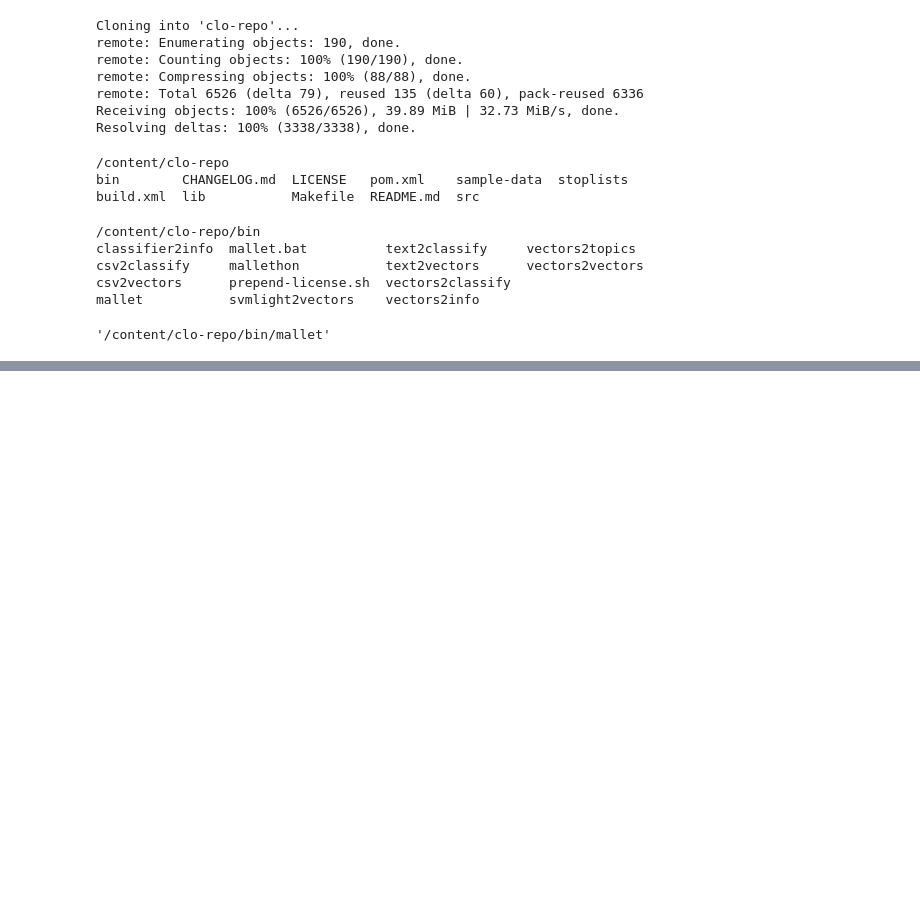
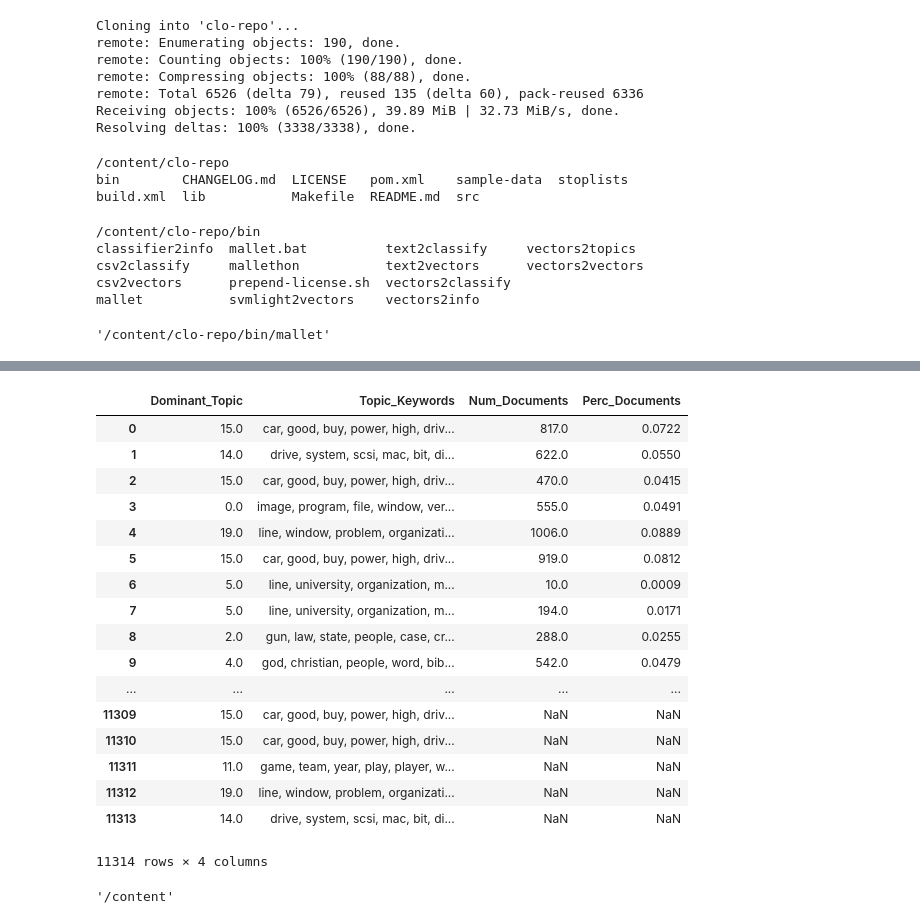
Before and after one commit to PalinMemoi/SupratipLDA, a Jupyter notebook: LDATopicinvestigation.ipynb, the cells around one changed output, grey strips where cells are left out. Saved outputs shown, nothing was run; the diff lists cells and outputs as text; code cells hidden in the pictures; blank space fills up the shorter version.

```diff
--- a/LDATopicinvestigation.ipynb
+++ b/LDATopicinvestigation.ipynb
@@ -314,0 +475,5 @@ NameError: ignored
+# %%
+# Select the model and print the topics
+optimal_model = model_list[3]
+model_topics = optimal_model.show_topics(formatted=False)
+pprint(optimal_model.print_topics(num_words=10))
@@ -314,0 +568,42 @@ NameError: ignored
+# %%
+# Number of Documents for Each Topic
+topic_counts = df_topic_sents_keywords['Dominant_Topic'].value_counts()
+
+# Percentage of Documents for Each Topic
+topic_contribution = round(topic_counts/topic_counts.sum(), 4)
+
+# Topic Number and Keywords
+topic_num_keywords = df_topic_sents_keywords[['Dominant_Topic', 'Topic_Keywords']]
+
+# Concatenate Column wise
+df_dominant_topics = pd.concat([topic_num_keywords, topic_counts, topic_contribution], axis=1)
+
+# Change Column names
+df_dominant_topics.columns = ['Dominant_Topic', 'Topic_Keywords', 'Num_Documents', 'Perc_Documents']
+
+# Show
+df_dominant_topics
+# %% [output]
+|  | Dominant_Topic | Topic_Keywords | Num_Documents | Perc_Documents |
+| 0 | 15.0 | car, good, buy, power, high, driv... | 817.0 | 0.0722 |
+| 1 | 14.0 | drive, system, scsi, mac, bit, di... | 622.0 | 0.0550 |
+| 2 | 15.0 | car, good, buy, power, high, driv... | 470.0 | 0.0415 |
+| 3 | 0.0 | image, program, file, window, ver... | 555.0 | 0.0491 |
+| 4 | 19.0 | line, window, problem, organizati... | 1006.0 | 0.0889 |
+| 5 | 15.0 | car, good, buy, power, high, driv... | 919.0 | 0.0812 |
+| 6 | 5.0 | line, university, organization, m... | 10.0 | 0.0009 |
+| 7 | 5.0 | line, university, organization, m... | 194.0 | 0.0171 |
+| 8 | 2.0 | gun, law, state, people, case, cr... | 288.0 | 0.0255 |
+| 9 | 4.0 | god, christian, people, word, bib... | 542.0 | 0.0479 |
+| ... | ... | ... | ... | ... |
+| 11309 | 15.0 | car, good, buy, power, high, driv... | NaN | NaN |
+| 11310 | 15.0 | car, good, buy, power, high, driv... | NaN | NaN |
+| 11311 | 11.0 | game, team, year, play, player, w... | NaN | NaN |
+| 11312 | 19.0 | line, window, problem, organizati... | NaN | NaN |
+| 11313 | 14.0 | drive, system, scsi, mac, bit, di... | NaN | NaN |
+11314 rows × 4 columns
+# %%
+import os
+os.getcwd()
+# %% [output]
+'/content'
```
Also changed, not shown: parts of 24 cells of this notebook.
